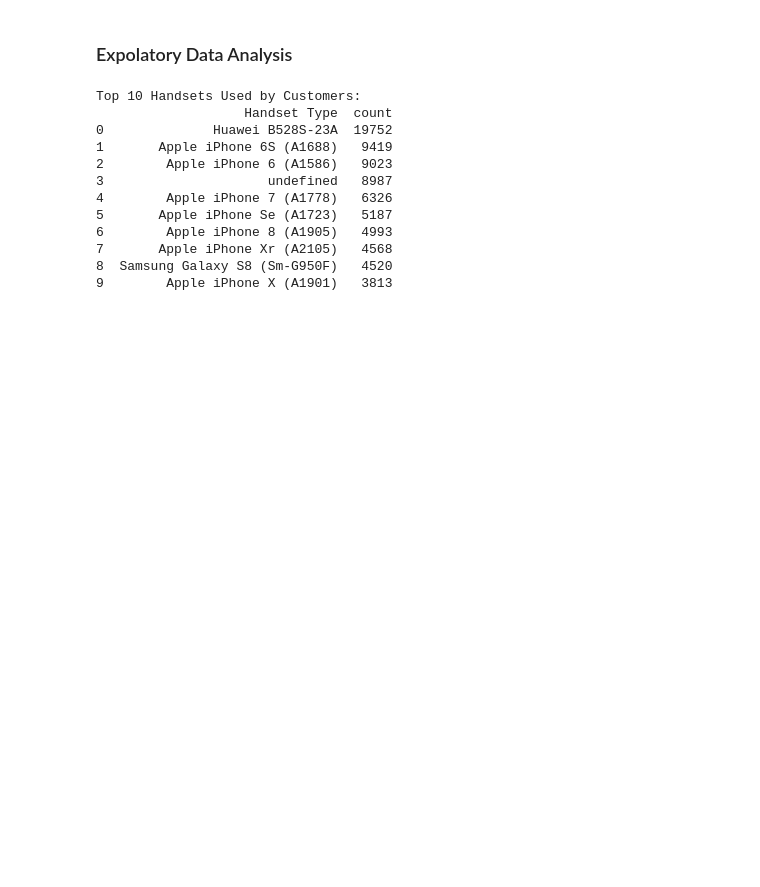
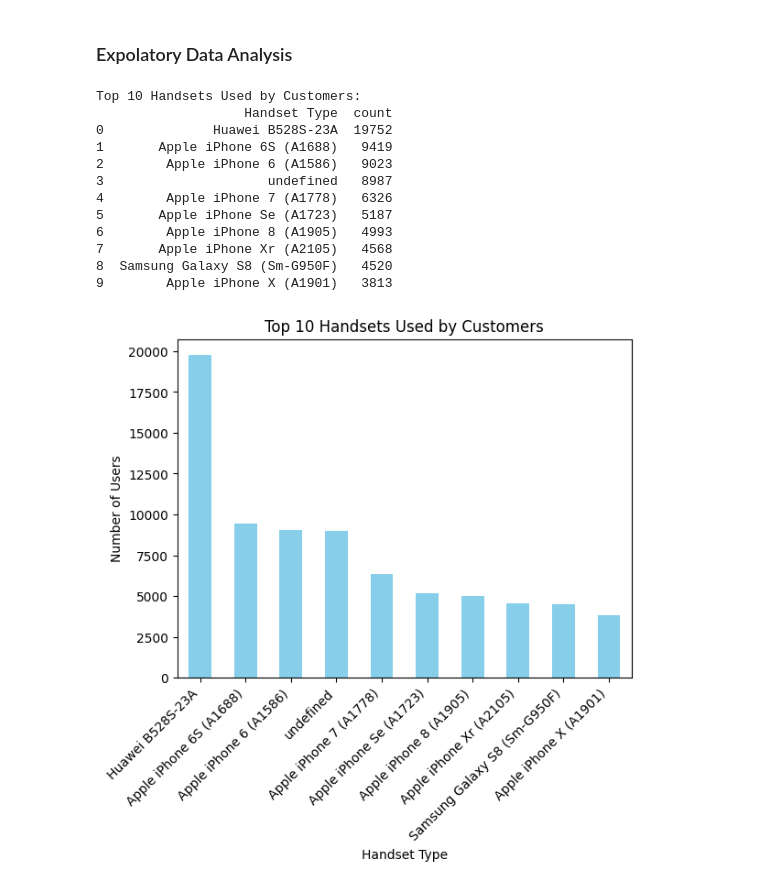
Before and after one commit to GetieBalew24/TellCo_Telecom_Analysis, a Jupyter notebook: notebooks/user_overview_analysis.ipynb, the cells around one changed output. Cells and saved outputs as stored; diff of their text form; code cells hidden in the pictures; blank space fills up the shorter version.

Commit message:
plot top 10 handsets

```diff
--- a/notebooks/user_overview_analysis.ipynb
+++ b/notebooks/user_overview_analysis.ipynb
@@ -63,3 +63,8 @@ Top 10 Handsets Used by Customers:
 7       Apple iPhone Xr (A2105)   4568
 8  Samsung Galaxy S8 (Sm-G950F)   4520
 9        Apple iPhone X (A1901)   3813
+# %%
+#visualize the top 10 handsets
+eda.plot_top_10_handsets(df)
+# %% [output]
+[figure, added]
```
Also changed, not shown: 1 other file.
